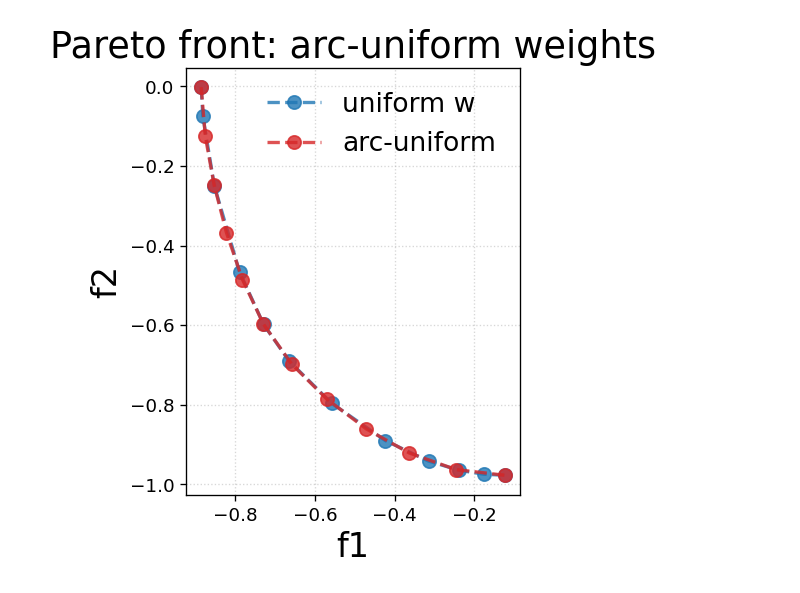
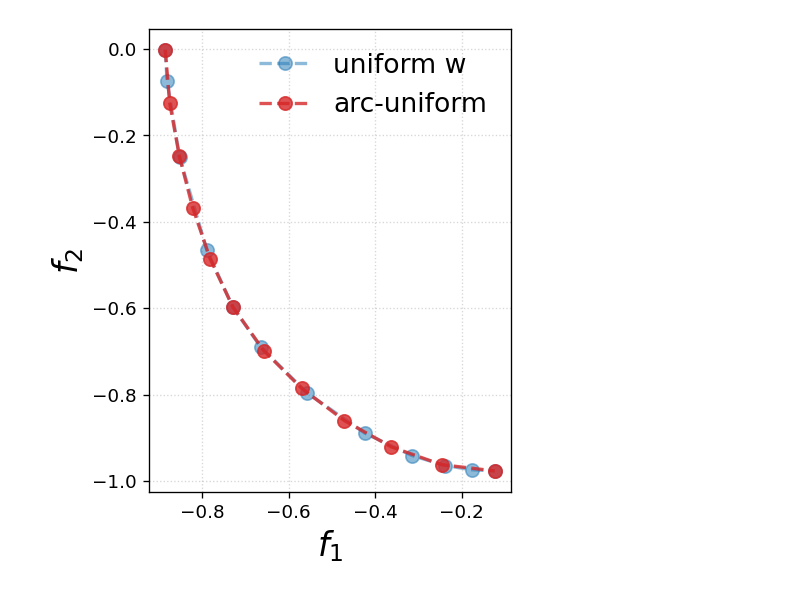
Before and after one commit to Liuyuan999/MOO_Uniform_PF, a Jupyter notebook: uniform_PF.ipynb, the cells around one changed output. Cells and saved outputs as stored; diff of their text form; code cells hidden in the pictures.

```diff
--- a/uniform_PF.ipynb
+++ b/uniform_PF.ipynb
@@ -371,35 +371,35 @@ plt.rcParams.update({
     "ytick.labelsize": 11,
 
     # Legend
     "legend.frameon": False,
 
     # Layout
     "figure.autolayout": True
 })
 plt.plot(
     f_base_sorted[:, 0], f_base_sorted[:, 1],
     marker='o',
     linestyle='--',
     label='uniform w',
-    alpha=0.8
+    alpha=0.5
 )
 
 plt.plot(
     f_arc_sorted[:, 0], f_arc_sorted[:, 1],
     marker='o',
     linestyle='--',
     label='arc-uniform',
     alpha=0.8,
     color = "#d62728"
 )
 
-plt.xlabel("f1")
-plt.ylabel("f2")
+plt.xlabel("$f_1$")
+plt.ylabel("$f_2$")
 plt.axis('equal')
-plt.title("Pareto front: arc-uniform weights")
+# plt.title("Pareto front: arc-uniform weights")
 plt.legend()
 # plt.grid(True)
 plt.gca().set_aspect('equal', adjustable='box')
 plt.show()
 # %% [output]
-[figure, old version]
+[figure, new version]
```
Also changed, not shown: parts of 2 cells of this notebook.
